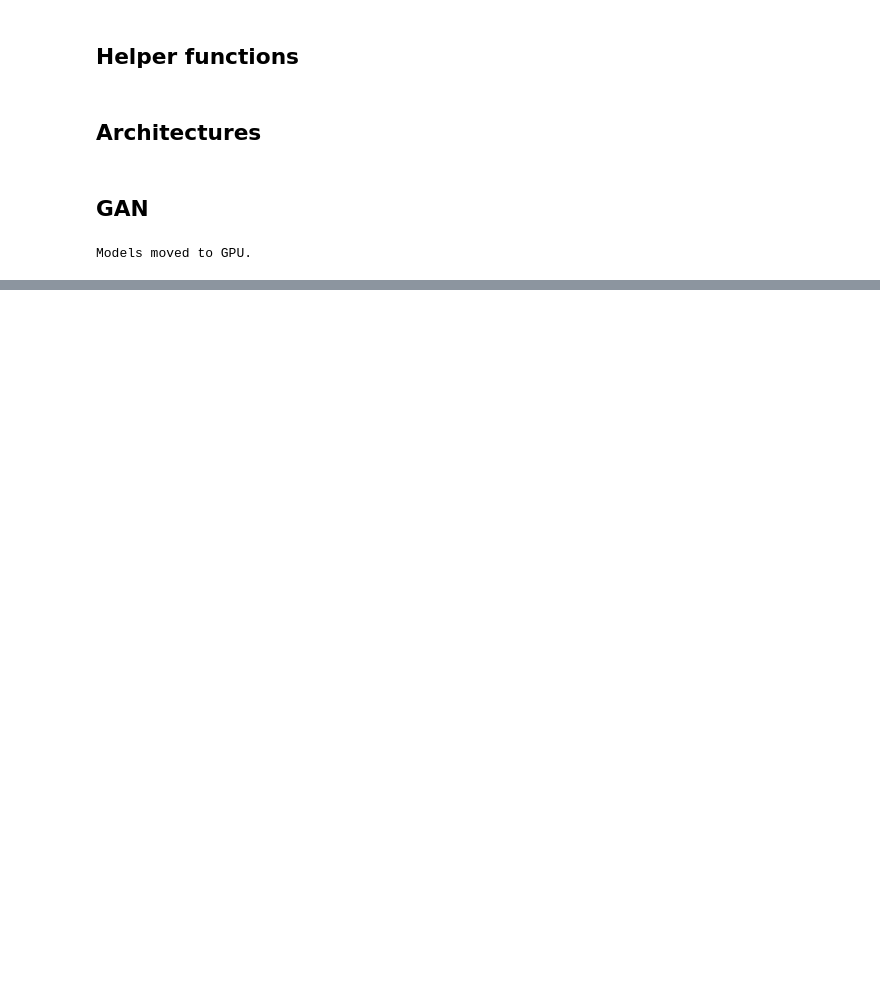
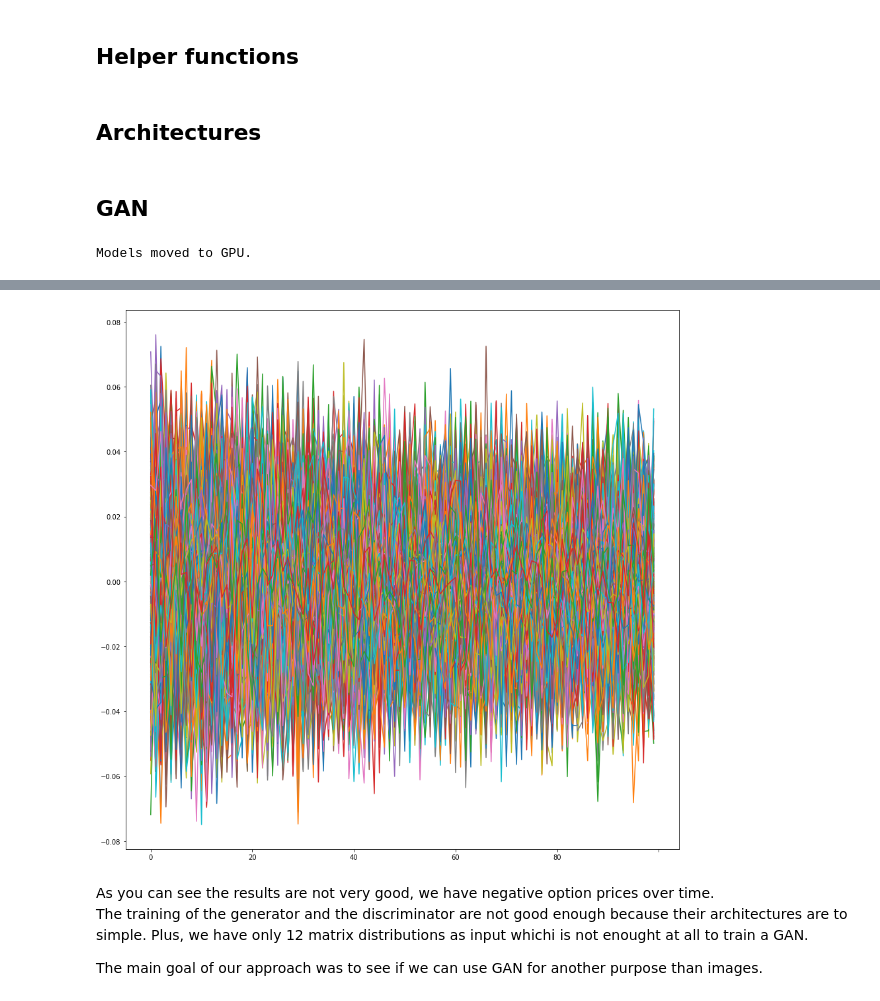
Before and after one commit to pihk94/ProgGPU, a Jupyter notebook: GAN.ipynb, the cells around one changed output, grey strips where cells are left out. Drawn from its saved outputs; the diff is of its cells as text; code cells hidden in the pictures; blank space fills up the shorter version.

```diff
--- a/GAN.ipynb
+++ b/GAN.ipynb
@@ -286,0 +265,4 @@ full_data[0][0][0].shape
+# %%
+GEN_prices = pd.read_csv('generation/499.csv')
+GEN_prices = GEN_prices[GEN_prices.columns[1:]].T
+GEN_prices.describe()
@@ -286,0 +280,12 @@ full_data[0][0][0].shape
+# %%
+plt.figure(figsize=(15,15))
+plt.plot(GEN_prices)
+plt.xticks(np.arange(0, 101, 20))
+plt.show()
+# %% [output]
+[figure, added]
+# %% [markdown]
+As you can see the results are not very good, we have negative option prices over time.
+The training of the generator and the discriminator are not good enough because their architectures are to simple. Plus, we have only 12 matrix distributions as input whichi is not enought at all to train a GAN.
+
+The main goal of our approach was to see if we can use GAN for another purpose than images.
```
Also changed, not shown: parts of 15 cells of this notebook, 5 other files.
